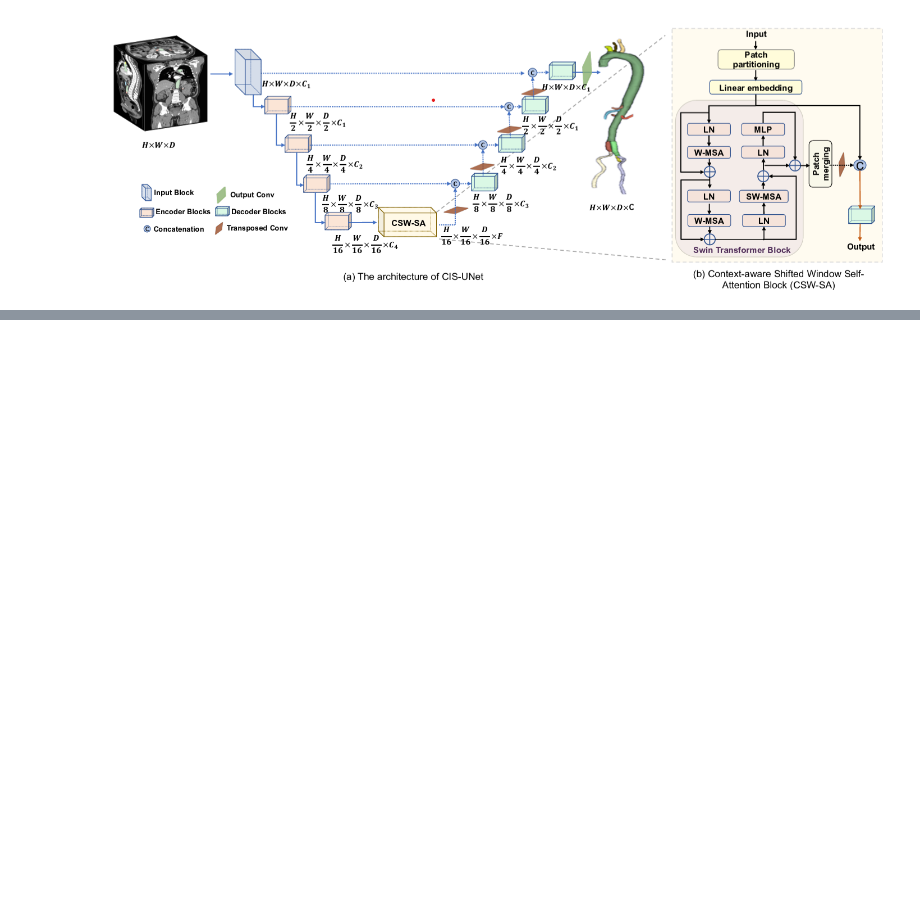
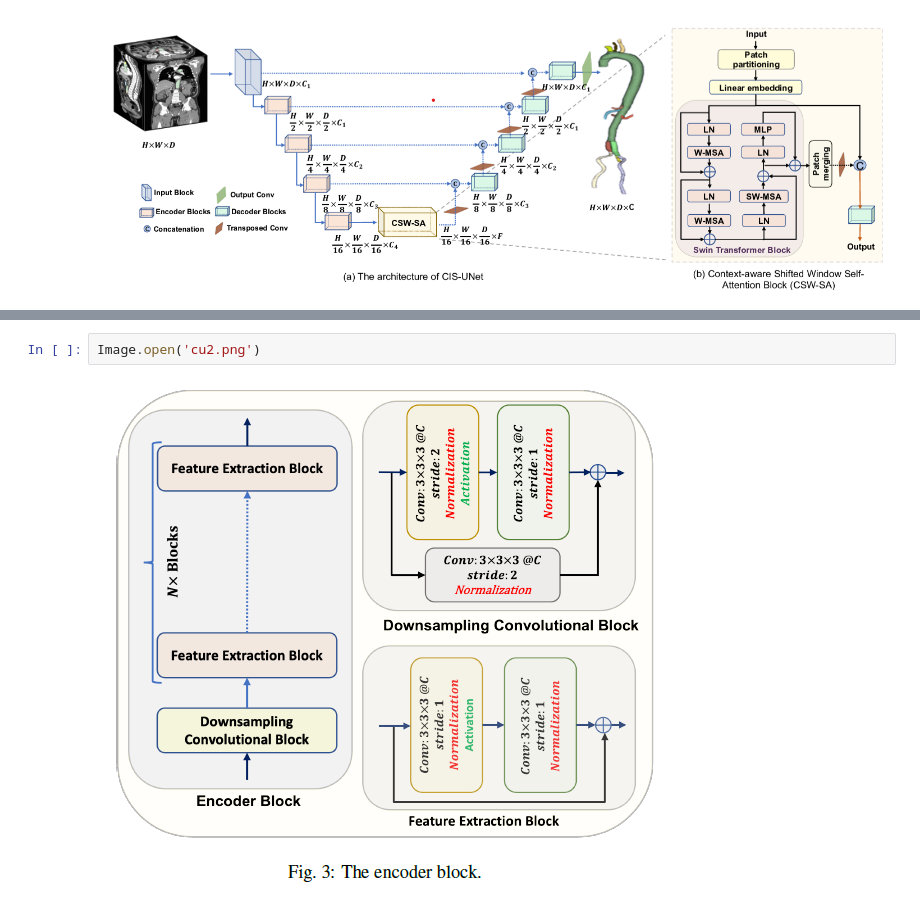
Before and after one commit to k-koto/koto_documents, a Jupyter notebook: cis-unet/cis_unet.ipynb, the cells around one changed output, grey strips where cells are left out. Drawn from its saved outputs; the diff is of its cells as text; blank space fills up the shorter version.

```diff
--- a/cis-unet/cis_unet.ipynb
+++ b/cis-unet/cis_unet.ipynb
@@ -75,0 +96,4 @@ Image.open('cu1.png')
+# %%
+Image.open('cu2.png')
+# %% [output]
+[figure, added]
```
Also changed, not shown: parts of 3 cells of this notebook, 3 other files.
